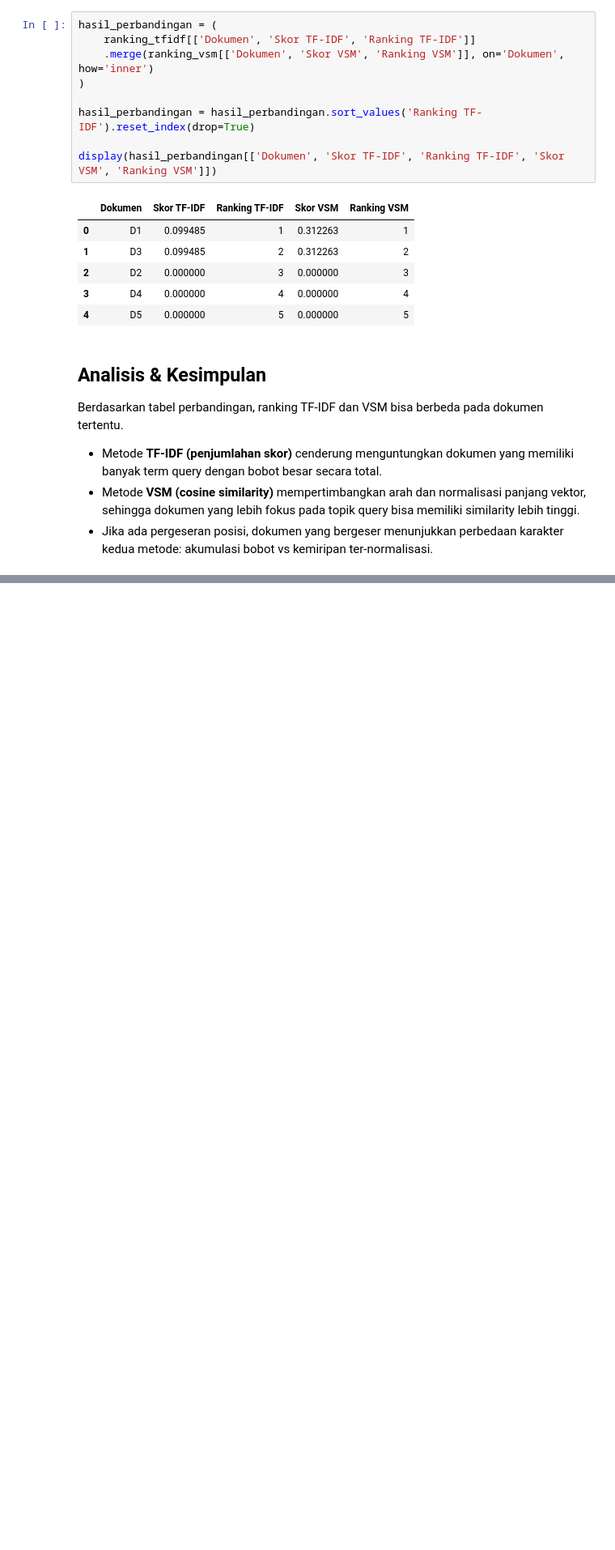
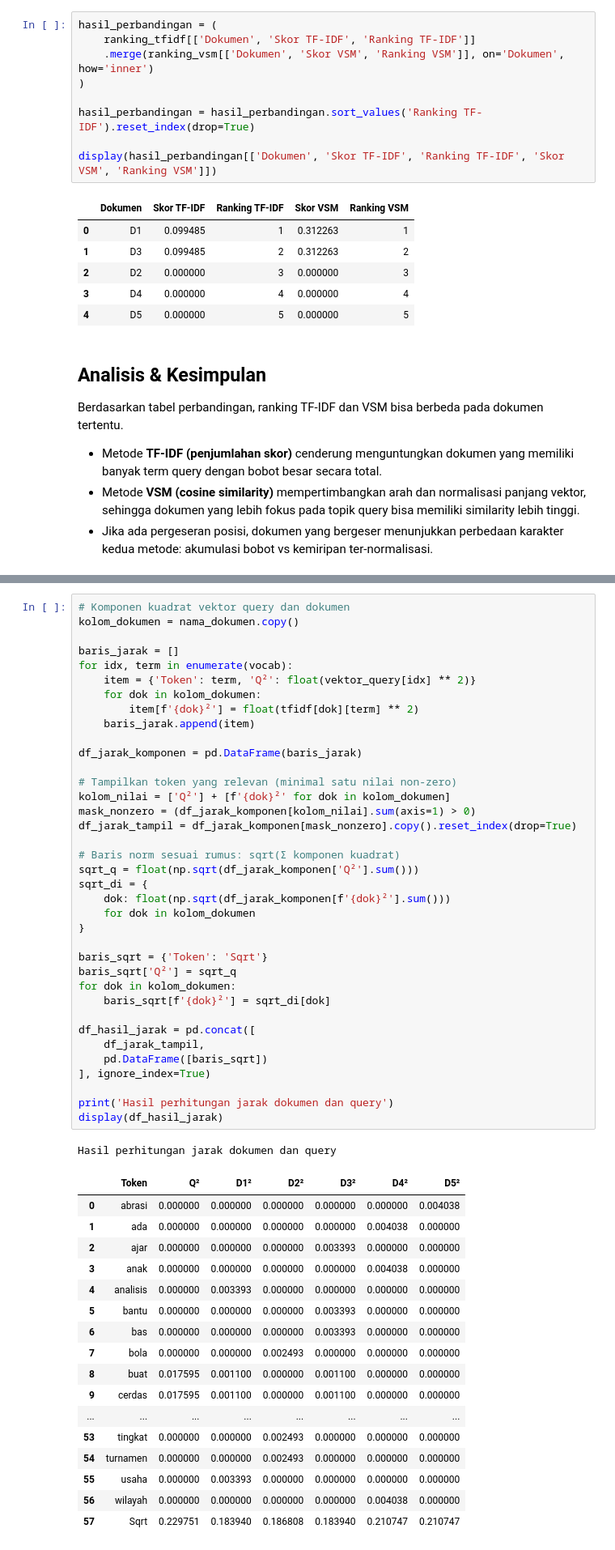
Before and after one commit to ravi-arnan/stki-tfidf-vsm, a Jupyter notebook: STKI_TFIDF_VSM.ipynb, the cells around one changed output, grey strips where cells are left out. Shown at 81% size. Saved outputs shown, nothing was run; the diff lists cells and outputs as text; blank space fills up the shorter version.

Commit message:
feat: Add display of query and document vector distance calculation results and refresh notebook execution counts.

```diff
--- a/STKI_TFIDF_VSM.ipynb
+++ b/STKI_TFIDF_VSM.ipynb
@@ -317,0 +322,56 @@ Berdasarkan tabel perbandingan, ranking TF-IDF dan VSM bisa berbeda pada dokumen
+# %%
+# Komponen kuadrat vektor query dan dokumen
+kolom_dokumen = nama_dokumen.copy()
+
+baris_jarak = []
+for idx, term in enumerate(vocab):
+    item = {'Token': term, 'Q²': float(vektor_query[idx] ** 2)}
+    for dok in kolom_dokumen:
+        item[f'{dok}²'] = float(tfidf[dok][term] ** 2)
+    baris_jarak.append(item)
+
+df_jarak_komponen = pd.DataFrame(baris_jarak)
+
+# Tampilkan token yang relevan (minimal satu nilai non-zero)
+kolom_nilai = ['Q²'] + [f'{dok}²' for dok in kolom_dokumen]
+mask_nonzero = (df_jarak_komponen[kolom_nilai].sum(axis=1) > 0)
+df_jarak_tampil = df_jarak_komponen[mask_nonzero].copy().reset_index(drop=True)
+
+# Baris norm sesuai rumus: sqrt(Σ komponen kuadrat)
+sqrt_q = float(np.sqrt(df_jarak_komponen['Q²'].sum()))
+sqrt_di = {
+    dok: float(np.sqrt(df_jarak_komponen[f'{dok}²'].sum()))
+    for dok in kolom_dokumen
+}
+
+baris_sqrt = {'Token': 'Sqrt'}
+baris_sqrt['Q²'] = sqrt_q
+for dok in kolom_dokumen:
+    baris_sqrt[f'{dok}²'] = sqrt_di[dok]
+
+df_hasil_jarak = pd.concat([
+    df_jarak_tampil,
+    pd.DataFrame([baris_sqrt])
+], ignore_index=True)
+
+print('Hasil perhitungan jarak dokumen dan query')
+display(df_hasil_jarak)
+# %% [output]
+Hasil perhitungan jarak dokumen dan query
+|  | Token | Q² | D1² | D2² | D3² | D4² | D5² |
+| 0 | abrasi | 0.000000 | 0.000000 | 0.000000 | 0.000000 | 0.000000 | 0.004038 |
+| 1 | ada | 0.000000 | 0.000000 | 0.000000 | 0.000000 | 0.004038 | 0.000000 |
+| 2 | ajar | 0.000000 | 0.000000 | 0.000000 | 0.003393 | 0.000000 | 0.000000 |
+| 3 | anak | 0.000000 | 0.000000 | 0.000000 | 0.000000 | 0.004038 | 0.000000 |
+| 4 | analisis | 0.000000 | 0.003393 | 0.000000 | 0.000000 | 0.000000 | 0.000000 |
+| 5 | bantu | 0.000000 | 0.000000 | 0.000000 | 0.003393 | 0.000000 | 0.000000 |
+| 6 | bas | 0.000000 | 0.000000 | 0.000000 | 0.003393 | 0.000000 | 0.000000 |
+| 7 | bola | 0.000000 | 0.000000 | 0.002493 | 0.000000 | 0.000000 | 0.000000 |
+| 8 | buat | 0.017595 | 0.001100 | 0.000000 | 0.001100 | 0.000000 | 0.000000 |
+| 9 | cerdas | 0.017595 | 0.001100 | 0.000000 | 0.001100 | 0.000000 | 0.000000 |
+| ... | ... | ... | ... | ... | ... | ... | ... |
+| 53 | tingkat | 0.000000 | 0.000000 | 0.002493 | 0.000000 | 0.000000 | 0.000000 |
+| 54 | turnamen | 0.000000 | 0.000000 | 0.002493 | 0.000000 | 0.000000 | 0.000000 |
+| 55 | usaha | 0.000000 | 0.003393 | 0.000000 | 0.000000 | 0.000000 | 0.000000 |
+| 56 | wilayah | 0.000000 | 0.000000 | 0.000000 | 0.000000 | 0.004038 | 0.000000 |
+| 57 | Sqrt | 0.229751 | 0.183940 | 0.186808 | 0.183940 | 0.210747 | 0.210747 |
```
Also changed, not shown: parts of 1 cell of this notebook.
